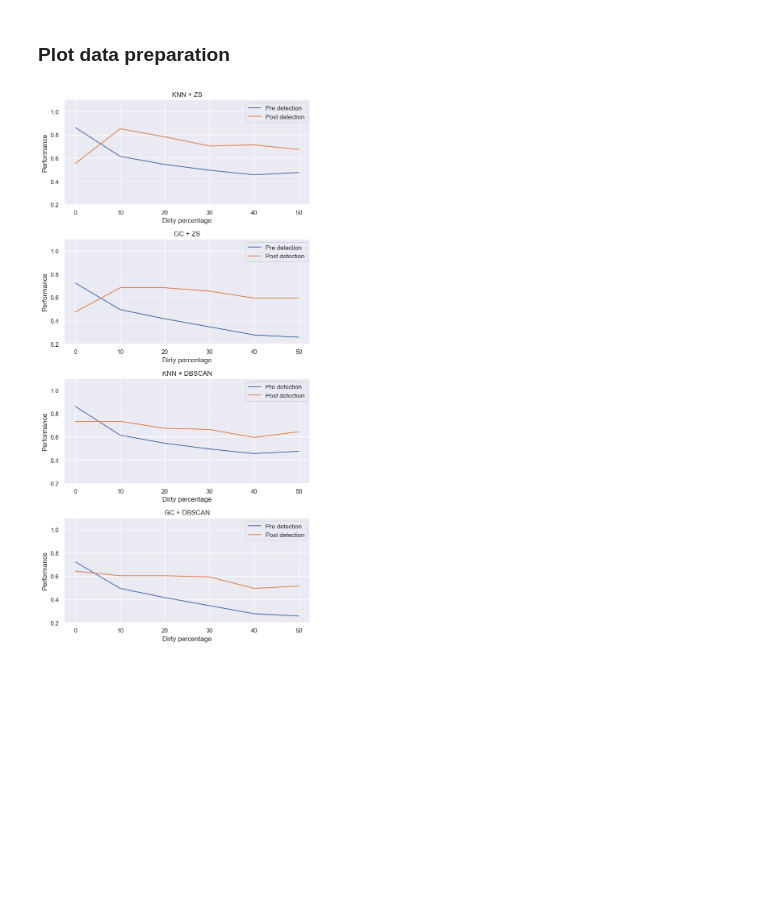
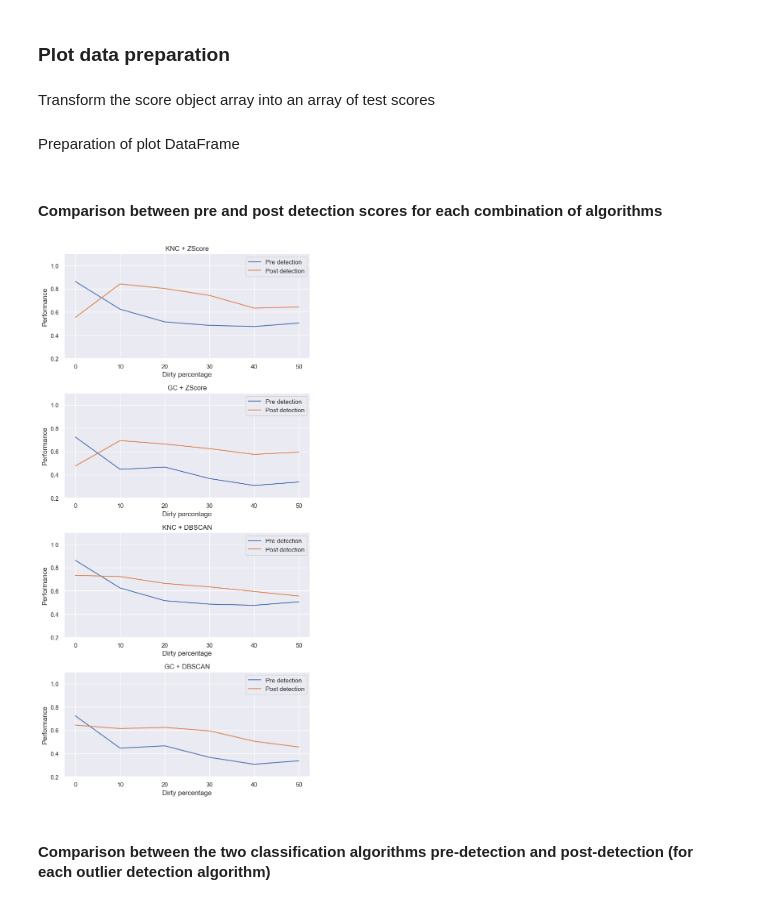
Before and after one commit to matteovisotto/DQ-SangiVisotto, a Jupyter notebook: DQ-Ecoli.ipynb, the cells around one changed output. Saved outputs shown, nothing was run; the diff lists cells and outputs as text; code cells hidden in the pictures; blank space fills up the shorter version.

```diff
--- a/DQ-Ecoli.ipynb
+++ b/DQ-Ecoli.ipynb
@@ -158,7 +140,7 @@ def computeScoresGC(dataframe_array):
         i = i + 10
     return scores
 # %%
-def cleanDatasetsZS(datasets):
+def cleanDatasetsZScore(datasets):
     cleaned_list = []
     i = 6
     for df in datasets:
@@ -166,7 +148,7 @@ def cleanDatasetsZS(datasets):
         for col in cleaned.columns:
             if col == 'class':
                 continue
-            cleaned[col] = ZS(cleaned[col].values, i/10)
+            cleaned[col] = ZScore(cleaned[col].values, i/10)
         cleaned_list.append(cleaned)
         i = i-1
     return cleaned_list
@@ -219,3 +200,3 @@ Find column by column outliers using ZS and replace them with mean value
 # %%
-cleaned_zs_lists = cleanDatasetsZS(ecoli_list)
+cleaned_zs_lists = cleanDatasetsZScore(ecoli_list)
 cleaned_dbs_list = cleanDatasetDBSCAN(ecoli_list)
@@ -240,8 +203,8 @@ cleaned_dbs_list = cleanDatasetDBSCAN(ecoli_list)
 # %% [markdown]
 Perform again the classification after outliers detection and print results
 # %%
-cleaned_knscores = computeScoresKN(cleaned_zs_lists)
-cleaned_gcscores = computeScoresGC(cleaned_zs_lists)
+cleaned_knscores_zs = computeScoresKN(cleaned_zs_lists)
+cleaned_gcscores_zs = computeScoresGC(cleaned_zs_lists)
 cleaned_knscores_dbs = computeScoresKN(cleaned_dbs_list)
 cleaned_gcscores_dbs = computeScoresGC(cleaned_dbs_list)
 # %%
@@ -307,2 +270,4 @@ Dataset dirty at:  50 %
 # %% [markdown]
 ### Plot data preparation
+# %% [markdown]
+Transform the score object array into an array of test scores
@@ -309,52 +280,54 @@ Dataset dirty at:  50 %
+# %% [markdown]
+Preparation of plot DataFrame
+# %%
+plotData = {
+    'dirty': [0, 10, 20, 30, 40, 50],
+    'knc_pre': toArray(knscores),
+    'gc_pre': toArray(gcscore),
+    'knc_zs_post': toArray(cleaned_knscores_zs),
+    'gc_zs_post': toArray(cleaned_gcscores_zs),
+    'knc_dbs_post': toArray(cleaned_knscores_dbs),
+    'gc_dbs_post': toArray(cleaned_gcscores_dbs)
+}
+plotDF = pd.DataFrame(plotData)
+# %% [markdown]
+#### Comparison between pre and post detection scores for each combination of algorithms
 # %%
-def toArray(score):
-    t = []
-    for s in score:
-        t.append(s['scores'][1])
-    return t
-plotData = {
-    'dirty': [0, 10, 20, 30, 40, 50],
-    'knc_pre': toArray(knscores),
-    'gc_pre': toArray(gcscore),
-    'knc_zs_post': toArray(cleaned_knscores),
-    'gc_zs_post': toArray(cleaned_gcscores),
-    'knc_dbs_post': toArray(cleaned_knscores_dbs),
-    'gc_dbs_post': toArray(cleaned_gcscores_dbs)
-}
-plotDF = pd.DataFrame(plotData)
 sns.set()
 fig, axes = plt.subplots(4, 1, sharex=False, figsize=(7,14))
 
 sns.lineplot(ax=axes[0], x='dirty', y='knc_pre', data=plotDF)
 sns.lineplot(ax=axes[0], x='dirty', y='knc_zs_post', data=plotDF)
 axes[0].legend(['Pre detection', 'Post detection'])
 axes[0].set(xlabel='Dirty percentage', ylabel='Performance')
 axes[0].set_ylim(0.2,1.1)
-axes[0].set_title('KNN + ZS')
+axes[0].set_title('KNC + ZScore')
 
 sns.lineplot(ax=axes[1], x='dirty', y='gc_pre', data=plotDF)
 sns.lineplot(ax=axes[1], x='dirty', y='gc_zs_post', data=plotDF)
 axes[1].legend(['Pre detection', 'Post detection'])
 axes[1].set(xlabel='Dirty percentage', ylabel='Performance')
 axes[1].set_ylim(0.2,1.1)
-axes[1].set_title('GC + ZS')
+axes[1].set_title('GC + ZScore')
 
 sns.lineplot(ax=axes[2], x='dirty', y='knc_pre', data=plotDF)
 sns.lineplot(ax=axes[2], x='dirty', y='knc_dbs_post', data=plotDF)
 axes[2].legend(['Pre detection', 'Post detection'])
 axes[2].set(xlabel='Dirty percentage', ylabel='Performance')
 axes[2].set_ylim(0.2,1.1)
-axes[2].set_title('KNN + DBSCAN')
+axes[2].set_title('KNC + DBSCAN')
 
 sns.lineplot(ax=axes[3], x='dirty', y='gc_pre', data=plotDF)
 sns.lineplot(ax=axes[3], x='dirty', y='gc_dbs_post', data=plotDF)
 axes[3].legend(['Pre detection', 'Post detection'])
 axes[3].set(xlabel='Dirty percentage', ylabel='Performance')
 axes[3].set_ylim(0.2,1.1)
 axes[3].set_title('GC + DBSCAN')
 fig.tight_layout()
 # %% [output]
-[figure, old version]
+[figure, new version]
+# %% [markdown]
+#### Comparison between the two classification algorithms pre-detection and post-detection (for each outlier detection algorithm)
 # %%
 sns.set()
 fig, axes = plt.subplots(3, 1, sharex=False, figsize=(7,18))
```
Also changed, not shown: parts of 20 cells of this notebook.
